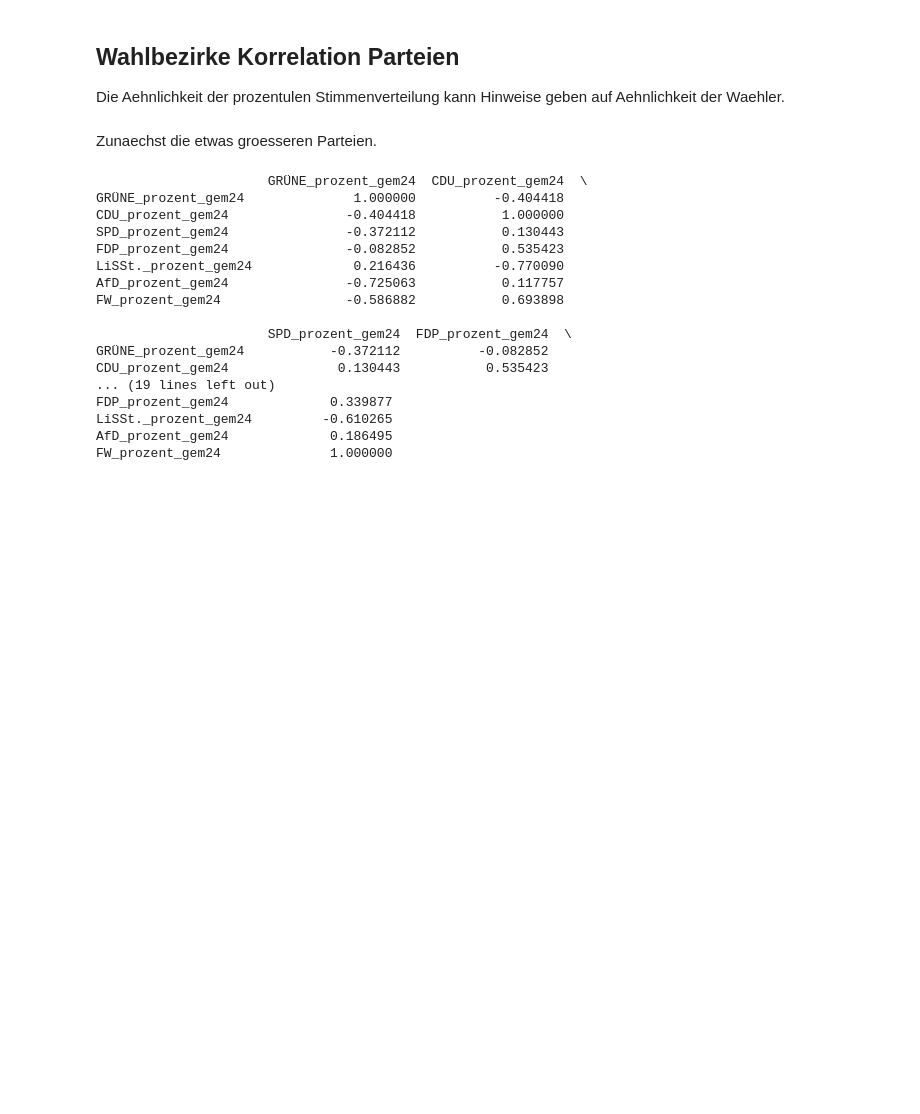
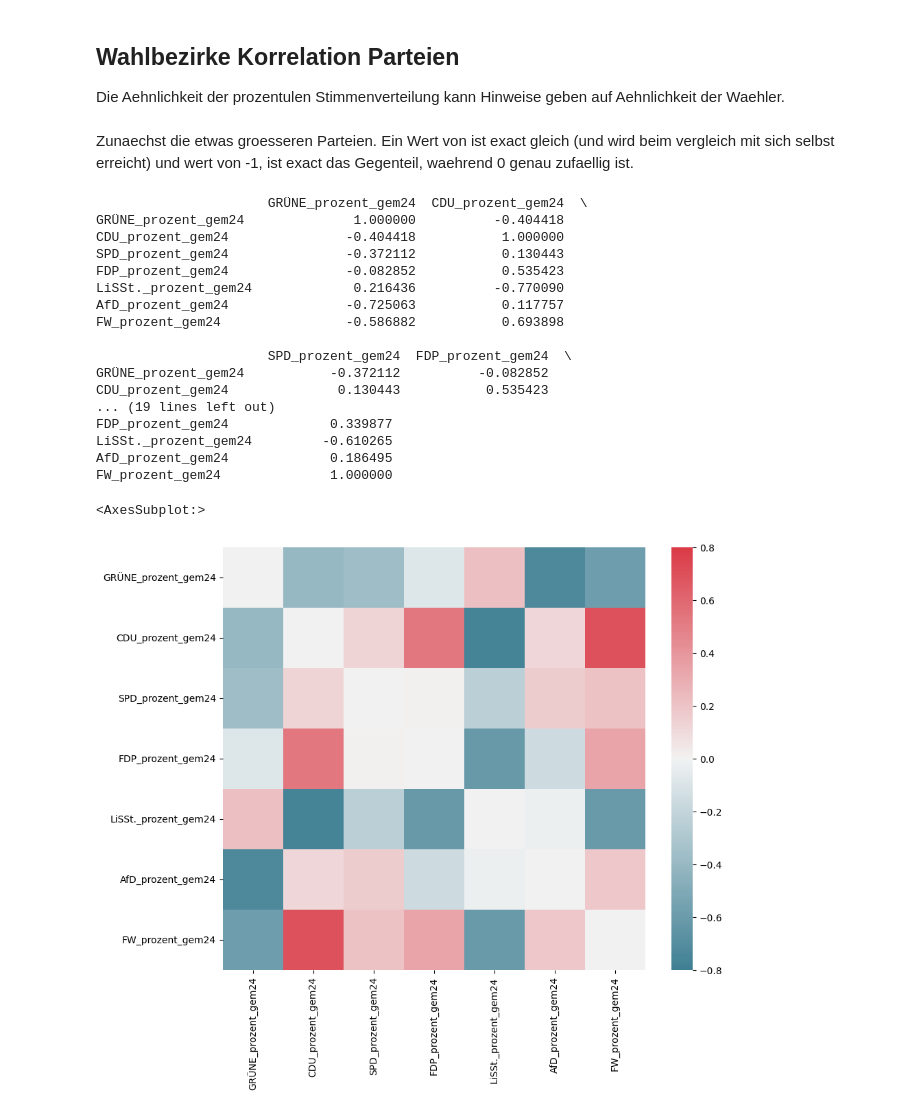
Before and after one commit to tkfritz/Freiburg_wahlen, a Jupyter notebook: Gemeinderatswahl24_Analyse.ipynb, the cells around one changed output. Drawn from its saved outputs; the diff is of its cells as text; code cells hidden in the pictures; blank space fills up the shorter version.

```diff
--- a/Gemeinderatswahl24_Analyse.ipynb
+++ b/Gemeinderatswahl24_Analyse.ipynb
@@ -122,26 +122,36 @@ karte_stadtbezirke(joined,'FFPCV')
 Die Aehnlichkeit der prozentulen Stimmenverteilung kann Hinweise geben auf Aehnlichkeit der Waehler.
 # %% [markdown]
 Zunaechst die etwas groesseren Parteien.
+Ein Wert von ist exact gleich (und wird beim vergleich mit sich selbst erreicht) und wert von -1, ist exact das Gegenteil, waehrend 0 genau zufaellig ist.
 # %%
 corr_wahlbezirke=wahl_bezirke.loc[:,['GRÜNE_prozent_gem24','CDU_prozent_gem24','SPD_prozent_gem24','FDP_prozent_gem24','LiSSt._prozent_gem24','AfD_prozent_gem24','FW_prozent_gem24']].corr()
+
+print(corr_wahlbezirke)
+import seaborn as sns
+for i in range(corr_wahlbezirke.shape[0]):
+    corr_wahlbezirke.iloc[i,i]=0
+f, ax = plt.subplots(figsize=(10, 8))
+sns.heatmap(corr_wahlbezirke,vmin=-0.8,vmax=0.8,
+    cmap=sns.diverging_palette(220, 10, as_cmap=True),
+    square=True, ax=ax,annot_kws=partei_gem)
+# %% [output]
+                      GRÜNE_prozent_gem24  CDU_prozent_gem24  \
+GRÜNE_prozent_gem24              1.000000          -0.404418
+CDU_prozent_gem24               -0.404418           1.000000
+SPD_prozent_gem24               -0.372112           0.130443
+FDP_prozent_gem24               -0.082852           0.535423
+LiSSt._prozent_gem24             0.216436          -0.770090
+AfD_prozent_gem24               -0.725063           0.117757
+FW_prozent_gem24                -0.586882           0.693898
+
+                      SPD_prozent_gem24  FDP_prozent_gem24  \
+GRÜNE_prozent_gem24           -0.372112          -0.082852
+CDU_prozent_gem24              0.130443           0.535423
+... (19 lines left out)
+FDP_prozent_gem24             0.339877
+LiSSt._prozent_gem24         -0.610265
+AfD_prozent_gem24             0.186495
+FW_prozent_gem24              1.000000
+<AxesSubplot:>
+[figure, added]
-# %%
-print(corr_wahlbezirke)
-# %% [output]
-                      GRÜNE_prozent_gem24  CDU_prozent_gem24  \
-GRÜNE_prozent_gem24              1.000000          -0.404418
-CDU_prozent_gem24               -0.404418           1.000000
-SPD_prozent_gem24               -0.372112           0.130443
-FDP_prozent_gem24               -0.082852           0.535423
-LiSSt._prozent_gem24             0.216436          -0.770090
-AfD_prozent_gem24               -0.725063           0.117757
-FW_prozent_gem24                -0.586882           0.693898
-
-                      SPD_prozent_gem24  FDP_prozent_gem24  \
-GRÜNE_prozent_gem24           -0.372112          -0.082852
-CDU_prozent_gem24              0.130443           0.535423
-... (19 lines left out)
-FDP_prozent_gem24             0.339877
-LiSSt._prozent_gem24         -0.610265
-AfD_prozent_gem24             0.186495
-FW_prozent_gem24              1.000000
 # %% [markdown]
```
Also changed, not shown: parts of 6 cells of this notebook.
